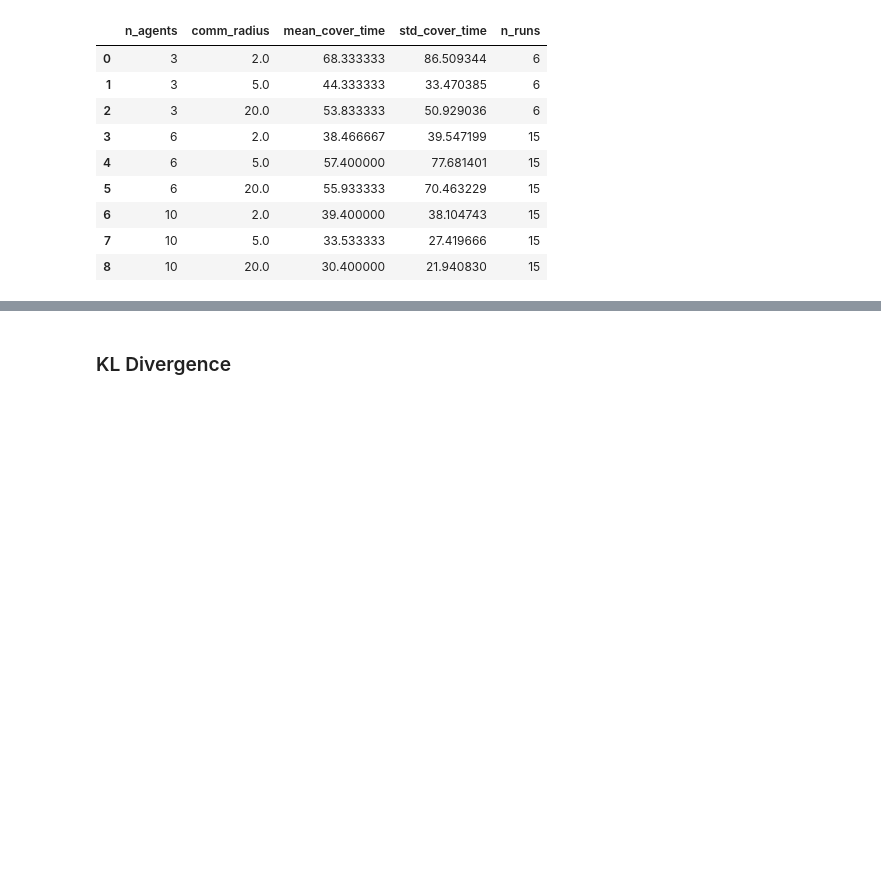
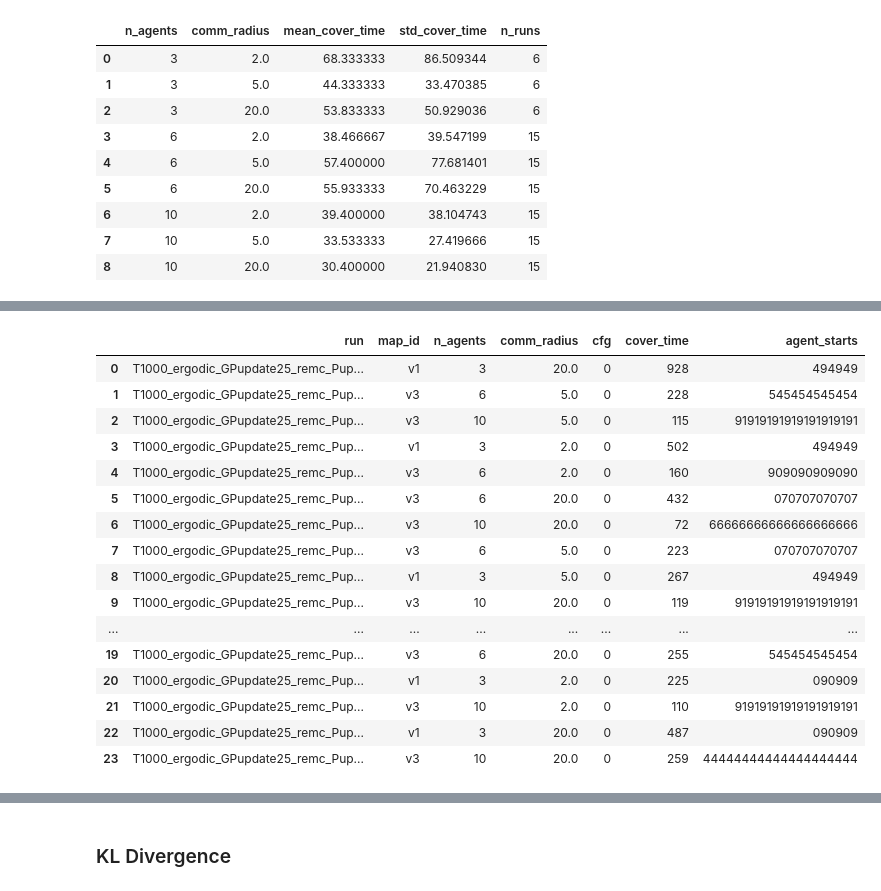
Before and after one commit to sastry-group/MAES, a Jupyter notebook: viz/plot_multiple_methods.ipynb, the cells around one changed output, grey strips where cells are left out. Cells and saved outputs as stored; diff of their text form; code cells hidden in the pictures; blank space fills up the shorter version.

```diff
--- a/viz/plot_multiple_methods.ipynb
+++ b/viz/plot_multiple_methods.ipynb
@@ -796,24 +817,87 @@ ValueError: Could not interpret value `visit_time` for `y`. An entry with this n
 # %%
 cover_rows = []
 
 for run_dir in BATCH_DIR.iterdir():
     if not run_dir.is_dir():
         continue
 
     npz = load_run_npz(run_dir)
-    # label = get_method_label(npz)
 
-    cover_time = npz["cover_time"]
-    cover_time = int(cover_time) if cover_time >= 0 else None
+    traj_rc_all = npz["traj_rc_all"]
+    true_phi_map_time = npz["true_phi_map_time"]
+    env_dyn = str(npz["env_dyn"])
 
-    cover_rows.append({
-        "map_id": extract_map_id_from_name(run_dir.name),
-        "n_agents": npz["n_agents"].item(),
-        "comm_radius": npz["comm_radius"].item(),
-        "cover_time": cover_time
-    })
+    n_agents = int(npz["n_agents"])
+    comm_radius = npz["comm_radius"].item()
+    map_id = extract_map_id_from_name(run_dir.name)
+    agent_starts = extract_start_from_name(run_dir.name)
+
+    # full map cell set (ground truth)
+    state_index_map = recover_state_index_map(npz)
+    full_cellset = set((int(r), int(c)) for (r, c) in state_index_map.keys())
+
+    traj_t = reshape_traj_by_time(traj_rc_all, n_agents)
+
+    if env_dyn == "static":
+        cover_t = first_time_cover_cellset_from_traj(
+            traj_t,
+            full_cellset
+        )
+
+        cover_rows.append({
+            "run": run_dir.name,
+            "map_id": map_id,
+            "n_agents": n_agents,
+            "comm_radius": comm_radius,
+            "cfg": 0,
+            "cover_time": cover_t,
+            "agent_starts": agent_starts,
+        })
+
+    else:
+        cfg_starts = detect_cfg_starts(true_phi_map_time)
+
+        for i, t0 in enumerate(cfg_starts):
+            t1 = cfg_starts[i+1] if i+1 < len(cfg_starts) else traj_t.shape[0]
+
+            cover_t = first_time_cover_cellset_from_traj(
+                traj_t,
+                full_cellset,
+                t0=t0,
+                t1=t1
+            )
+
+            cover_rows.append({
+                "run": run_dir.name,
+                "map_id": map_id,
+                "n_agents": n_agents,
+                "comm_radius": comm_radius,
+                "cfg": i,
+                "cover_time": cover_t,
+                "agent_starts": agent_starts,
+            })
 
 cover_df = pd.DataFrame(cover_rows)
-cover_df
+
+from IPython.display import display
+display(cover_df)
+# %% [output]
+|  | run | map_id | n_agents | comm_radius | cfg | cover_time | agent_starts |
+| 0 | T1000_ergodic_GPupdate25_remc_Pup... | v1 | 3 | 20.0 | 0 | 928 | 494949 |
+| 1 | T1000_ergodic_GPupdate25_remc_Pup... | v3 | 6 | 5.0 | 0 | 228 | 545454545454 |
+| 2 | T1000_ergodic_GPupdate25_remc_Pup... | v3 | 10 | 5.0 | 0 | 115 | 91919191919191919191 |
+| 3 | T1000_ergodic_GPupdate25_remc_Pup... | v1 | 3 | 2.0 | 0 | 502 | 494949 |
+| 4 | T1000_ergodic_GPupdate25_remc_Pup... | v3 | 6 | 2.0 | 0 | 160 | 909090909090 |
+| 5 | T1000_ergodic_GPupdate25_remc_Pup... | v3 | 6 | 20.0 | 0 | 432 | 070707070707 |
+| 6 | T1000_ergodic_GPupdate25_remc_Pup... | v3 | 10 | 20.0 | 0 | 72 | 66666666666666666666 |
+| 7 | T1000_ergodic_GPupdate25_remc_Pup... | v3 | 6 | 5.0 | 0 | 223 | 070707070707 |
+| 8 | T1000_ergodic_GPupdate25_remc_Pup... | v1 | 3 | 5.0 | 0 | 267 | 494949 |
+| 9 | T1000_ergodic_GPupdate25_remc_Pup... | v3 | 10 | 20.0 | 0 | 119 | 91919191919191919191 |
+| ... | ... | ... | ... | ... | ... | ... | ... |
+| 19 | T1000_ergodic_GPupdate25_remc_Pup... | v3 | 6 | 20.0 | 0 | 255 | 545454545454 |
+| 20 | T1000_ergodic_GPupdate25_remc_Pup... | v1 | 3 | 2.0 | 0 | 225 | 090909 |
+| 21 | T1000_ergodic_GPupdate25_remc_Pup... | v3 | 10 | 2.0 | 0 | 110 | 91919191919191919191 |
+| 22 | T1000_ergodic_GPupdate25_remc_Pup... | v1 | 3 | 20.0 | 0 | 487 | 090909 |
+| 23 | T1000_ergodic_GPupdate25_remc_Pup... | v3 | 10 | 20.0 | 0 | 259 | 44444444444444444444 |
 # %%
 cover_df["covered"] = cover_df["cover_time"].notna()
```
Also changed, not shown: parts of 7 cells of this notebook, 10 other files.
